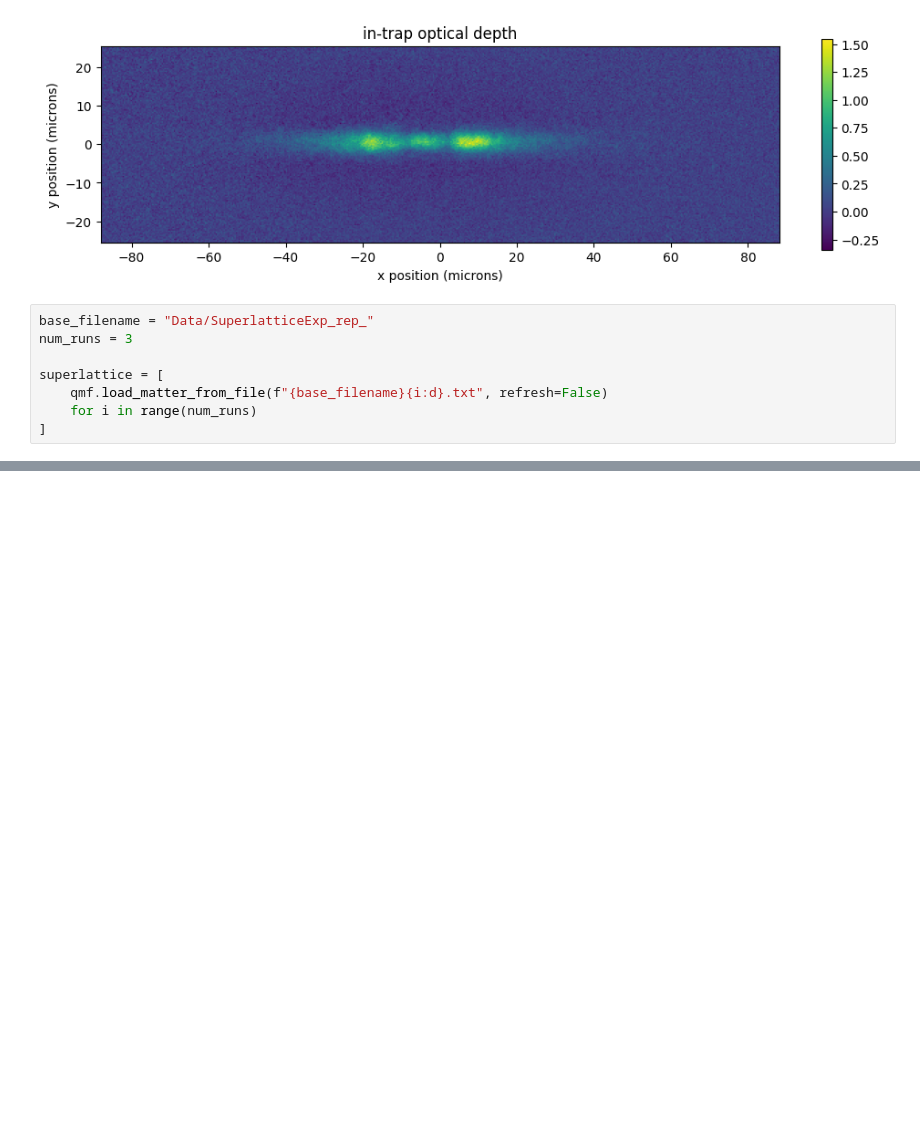
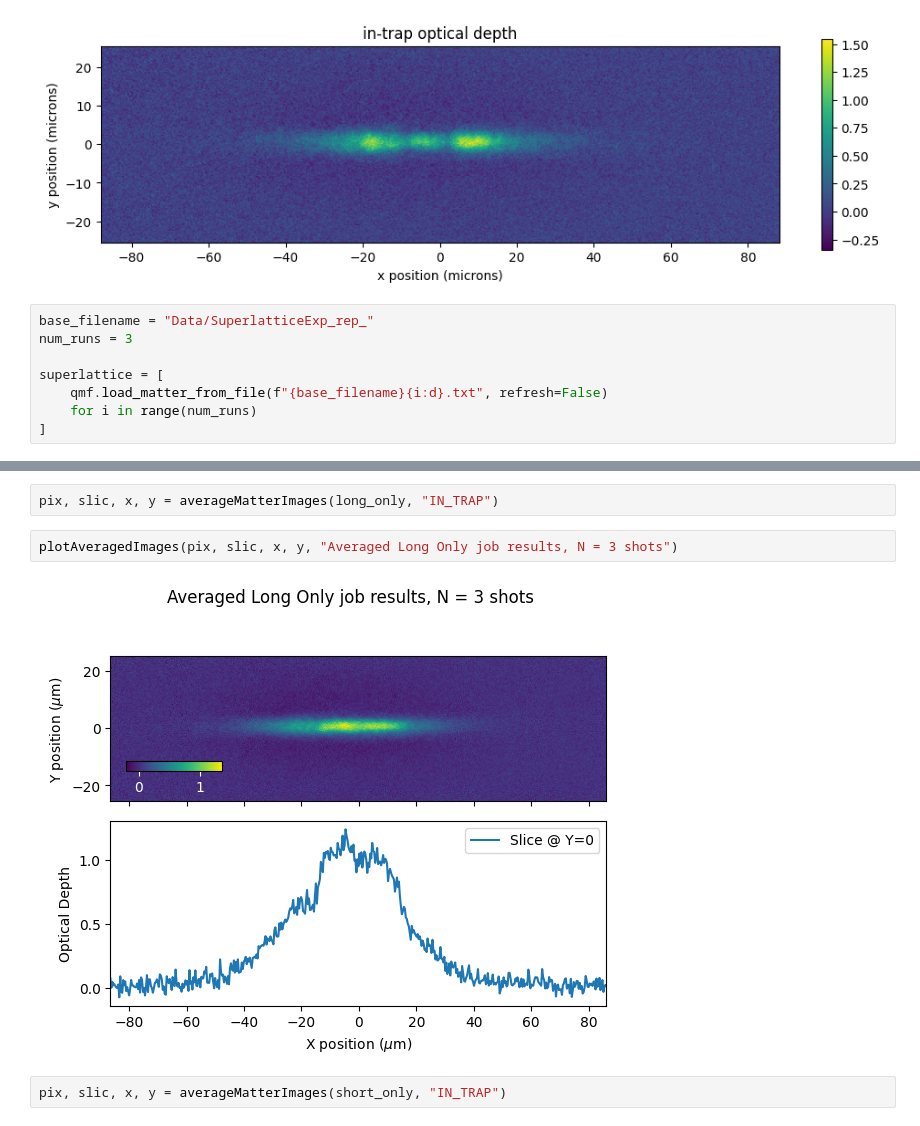
Before and after one commit to JoshDumo/BEConOqtant, a Jupyter notebook: Superlattice/PatternedLoading/DataAnalysis.ipynb, the cells around one changed output, grey strips where cells are left out. Drawn from its saved outputs; the diff is of its cells as text; blank space fills up the shorter version.

```diff
--- a/Superlattice/PatternedLoading/DataAnalysis.ipynb
+++ b/Superlattice/PatternedLoading/DataAnalysis.ipynb
@@ -70,0 +117,8 @@ superlattice[0].output.plot_it()
+# %%
+pix, slic, x, y = averageMatterImages(long_only, "IN_TRAP")
+# %%
+plotAveragedImages(pix, slic, x, y, "Averaged Long Only job results, N = 3 shots")
+# %% [output]
+[figure, added]
+# %%
+pix, slic, x, y = averageMatterImages(short_only, "IN_TRAP")
```
Also changed, not shown: parts of 8 cells of this notebook.
